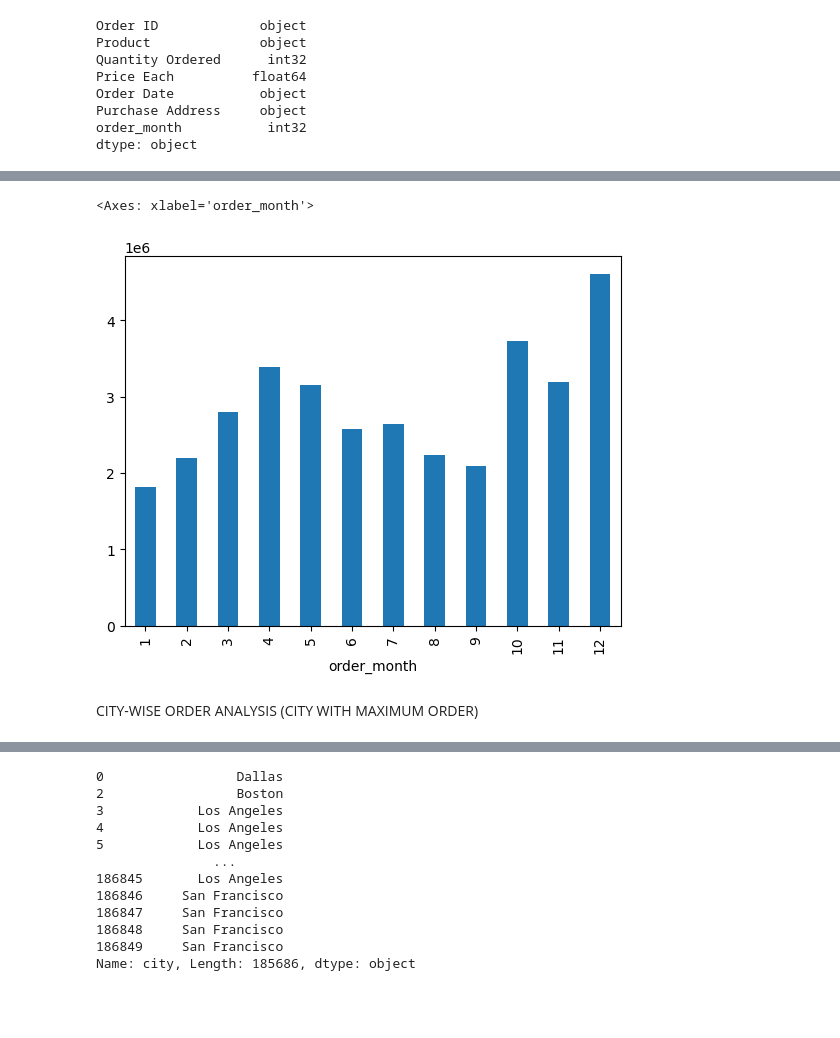
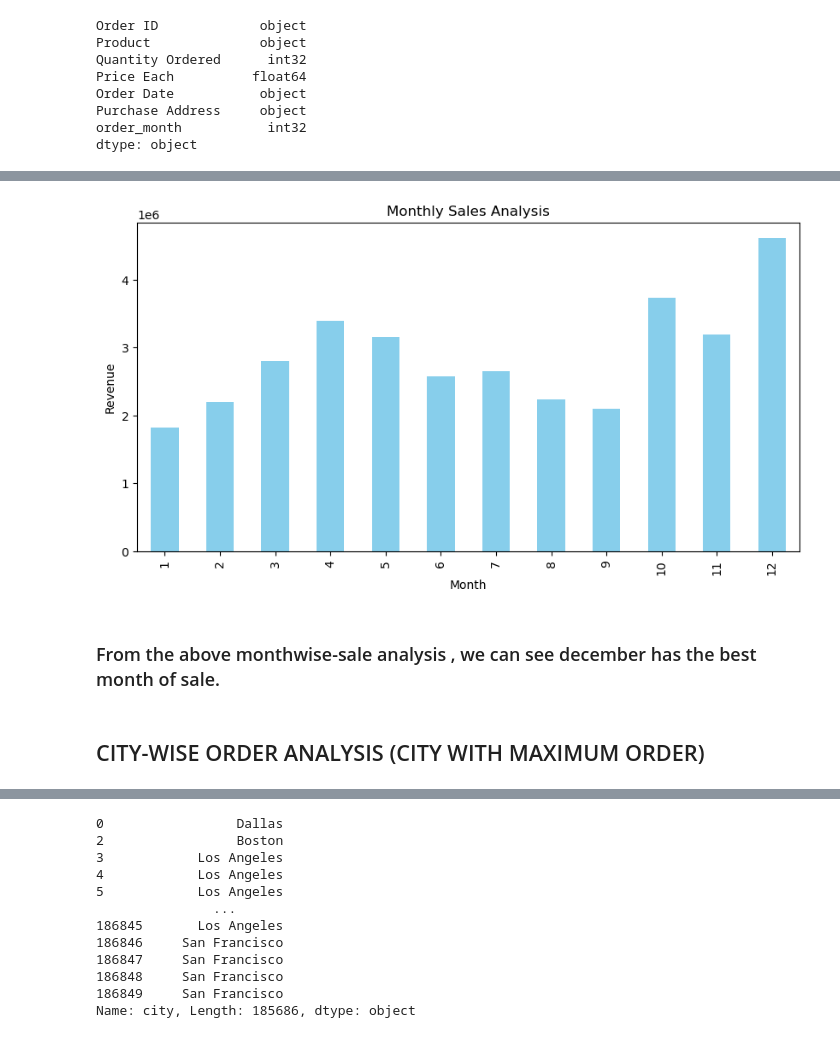
Before and after one commit to Denusaan/Data_Analyst_Portfolio, a Jupyter notebook: Python_Notebooks/Sales_analysis.ipynb, the cells around one changed output, grey strips where cells are left out. Drawn from its saved outputs; the diff is of its cells as text; code cells hidden in the pictures; blank space fills up the shorter version.

```diff
--- a/Python_Notebooks/Sales_analysis.ipynb
+++ b/Python_Notebooks/Sales_analysis.ipynb
@@ -128,7 +128,11 @@ order_month
 12    4608295.70
 Name: sale_rate, dtype: float64
 # %%
-data.groupby(['order_month'])['sale_rate'].sum().plot(kind='bar')
+monthly_sales = data.groupby('order_month')['sale_rate'].sum()
+monthly_sales.plot(kind='bar', color='skyblue', figsize=(10,5))
+plt.xlabel("Month")
+plt.ylabel("Revenue")
+plt.title("Monthly Sales Analysis")
+plt.show()
 # %% [output]
-<Axes: xlabel='order_month'>
-[figure, old version]
+[figure, new version]
@@ -137,6 +139,7 @@ data.groupby(['order_month'])['sale_rate'].sum().plot(kind='bar')
+# %% [markdown]
+### From the above monthwise-sale analysis , we can see december has the best month of sale.
 # %% [markdown]
-CITY-WISE ORDER ANALYSIS
-(CITY WITH MAXIMUM ORDER)
+## CITY-WISE ORDER ANALYSIS (CITY WITH MAXIMUM ORDER)
 # %%
 data.head()
 # %% [output]
```
Also changed, not shown: parts of 17 cells of this notebook, 6 other files.
